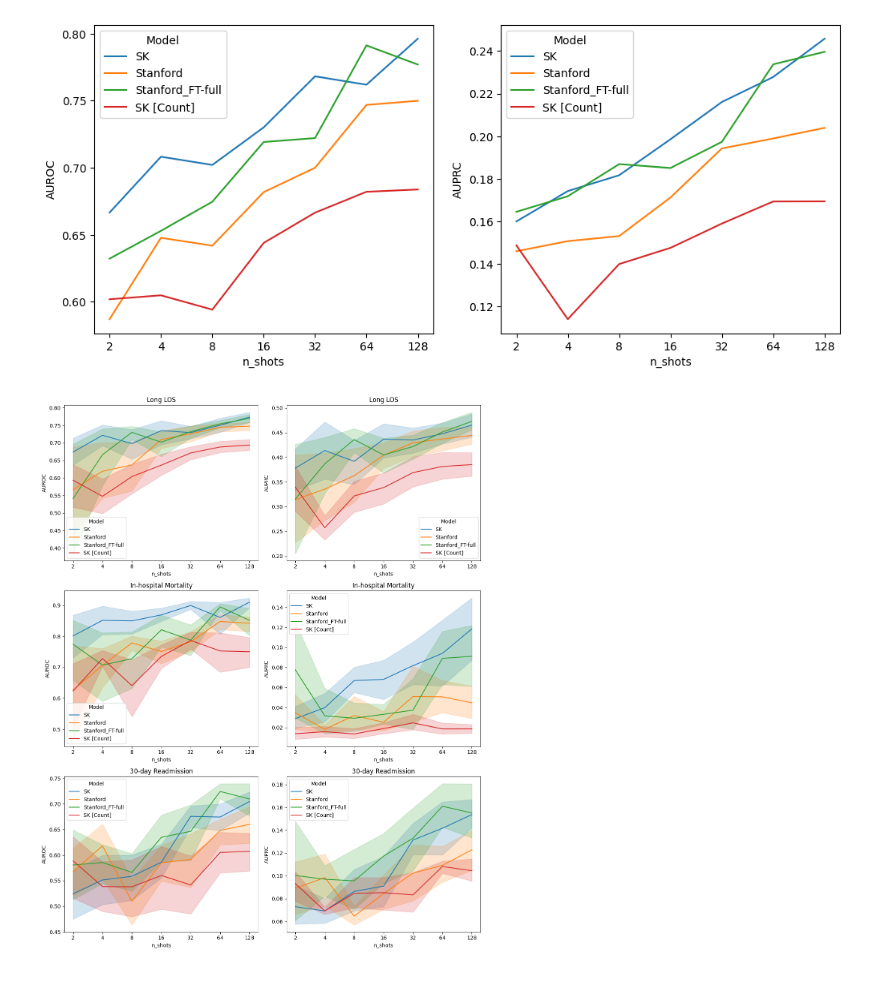
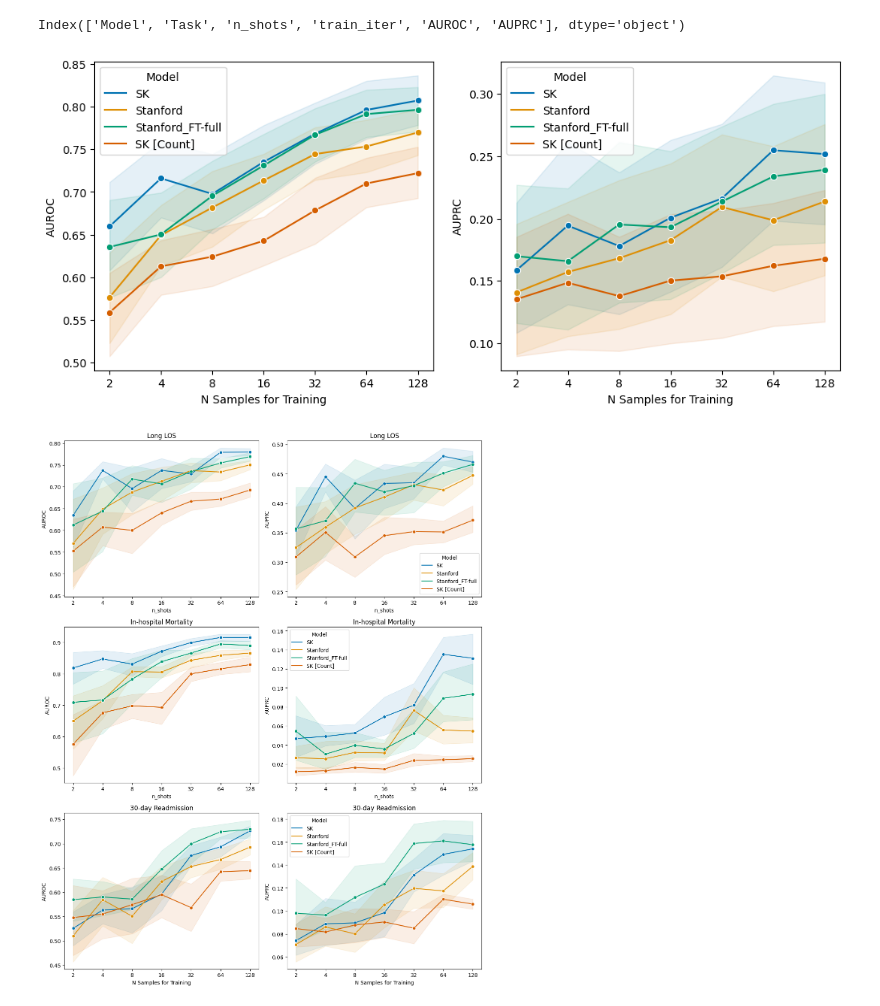
Before and after one commit to sungresearch/femr-on-sk, a Jupyter notebook: notebooks/adapter_results_few_shots.ipynb, the cells around one changed output. Drawn from its saved outputs; the diff is of its cells as text; code cells hidden in the pictures; blank space fills up the shorter version.

```diff
--- a/notebooks/adapter_results_few_shots.ipynb
+++ b/notebooks/adapter_results_few_shots.ipynb
@@ -54,39 +54,48 @@ for model in models:
             }
 
         df_results = pd.concat((df_results, pd.DataFrame(row)))
+# %%
+df_results.columns
+# %% [output]
+Index(['Model', 'Task', 'n_shots', 'train_iter', 'AUROC', 'AUPRC'], dtype='object')
 # %%
 # Average across all
 tasks = ['long_los', 'mortality', 'readmission']
 models = ['count_sk', 'clmbr_sk', 'clmbr_stanford', 'clmbr_stanford_ft_full']
 
 df_mean = (
     df_results.query("Task==@tasks and Model==@models")
-    .groupby(["n_shots", "Model"])
+    .groupby(["n_shots", "Model", "Task", "train_iter"])
     [["AUROC", "AUPRC"]]
-    .mean()
+    .first()
     .reindex(["2", "4", "8", "16", "32", "64", "128"], level=0)
     .reset_index()
     .replace({**model_names})
 )
 
 models = df_mean["Model"].unique().tolist()
 
 fig, axes = plt.subplots(1,2,figsize=(12,5))
 for c, metric in enumerate(["AUROC", "AUPRC"]):
     sns.lineplot(
         data = df_mean,
         x = "n_shots",
         y = metric,
         hue = "Model",
+        marker = "o",
         ax = axes[c],
-        legend = True
+        legend = True,
+        palette = "colorblind",
+        errorbar = "ci",
+        n_boot = 10000,
+        err_kws = {"alpha":0.1}
     )
 
-    axes[c].set_label("N Samples for Training")
+    axes[c].set_xlabel("N Samples for Training")
 
 plt.show()
 # %% [output]
-[figure, old version]
+[figure, new version]
 # %%
 # By Task
 tasks = ['long_los', 'mortality', 'readmission']
@@ -114,12 +123,20 @@ for r, task in enumerate(tasks):
             y = metric,
             hue = "Model",
             ax = axes[r][c],
-            legend = True
+            legend = True if c==1 else False,
+            marker = "o",
+            palette = "colorblind",
+            errorbar = "ci",
+            n_boot = 10000,
+            err_kws = {"alpha":0.1}
         )
 
         axes[r][c].set_title(task_name)
 
+        if r == len(tasks)-1:
+            axes[r][c].set_xlabel("N Samples for Training")
+
 plt.tight_layout()
 plt.show()
 # %% [output]
-[figure, old version]
+[figure, new version]
```
Also changed, not shown: 32 other files.
